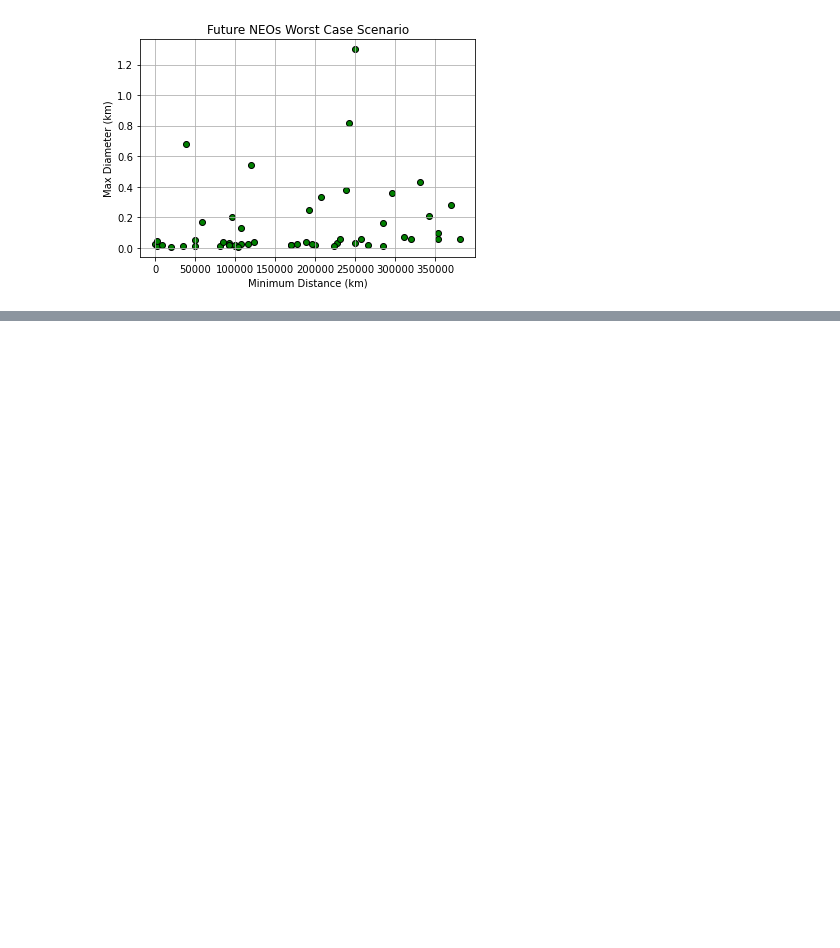
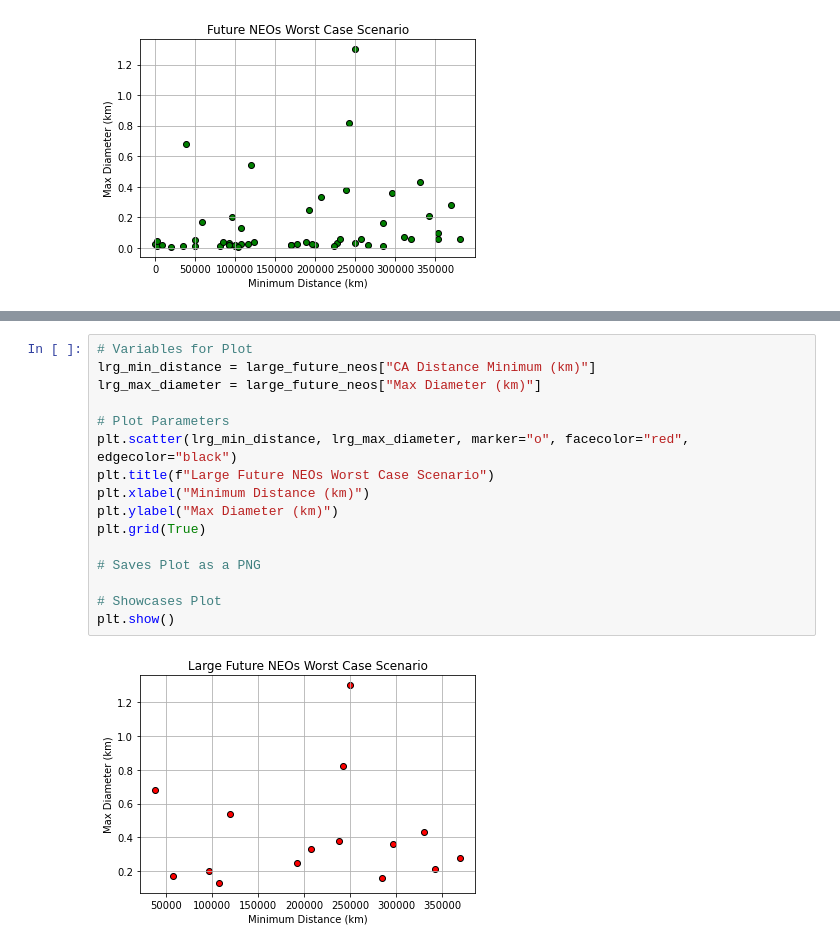
Before and after one commit to doublealogic/armageddon-neo-objects-space-junk, a Jupyter notebook: Data_Analysis/neo_main.ipynb, the cells around one changed output, grey strips where cells are left out. Cells and saved outputs as stored; diff of their text form; blank space fills up the shorter version.

```diff
--- a/Data_Analysis/neo_main.ipynb
+++ b/Data_Analysis/neo_main.ipynb
@@ -90,0 +109,18 @@ plt.show()
+# %%
+# Variables for Plot
+lrg_min_distance = large_future_neos["CA Distance Minimum (km)"]
+lrg_max_diameter = large_future_neos["Max Diameter (km)"]
+
+# Plot Parameters
+plt.scatter(lrg_min_distance, lrg_max_diameter, marker="o", facecolor="red", edgecolor="black")
+plt.title(f"Large Future NEOs Worst Case Scenario")
+plt.xlabel("Minimum Distance (km)")
+plt.ylabel("Max Diameter (km)")
+plt.grid(True)
+
+# Saves Plot as a PNG
+
+# Showcases Plot
+plt.show()
+# %% [output]
+[figure, added]
```
Also changed, not shown: parts of 1 cell of this notebook.
